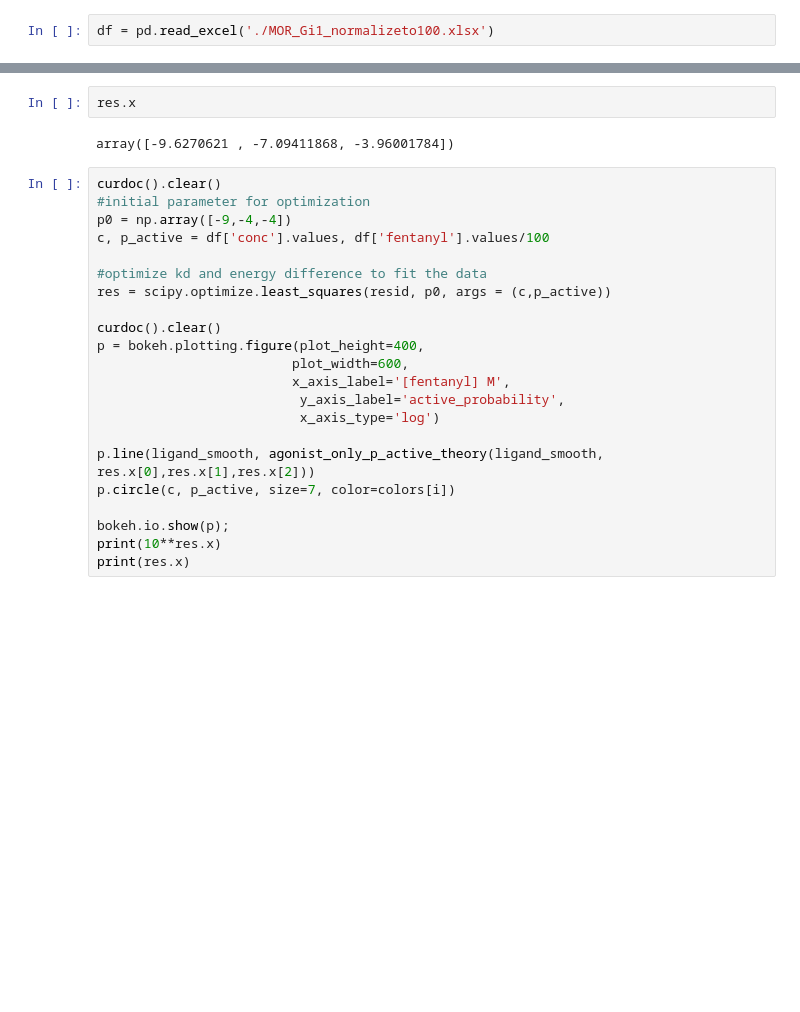
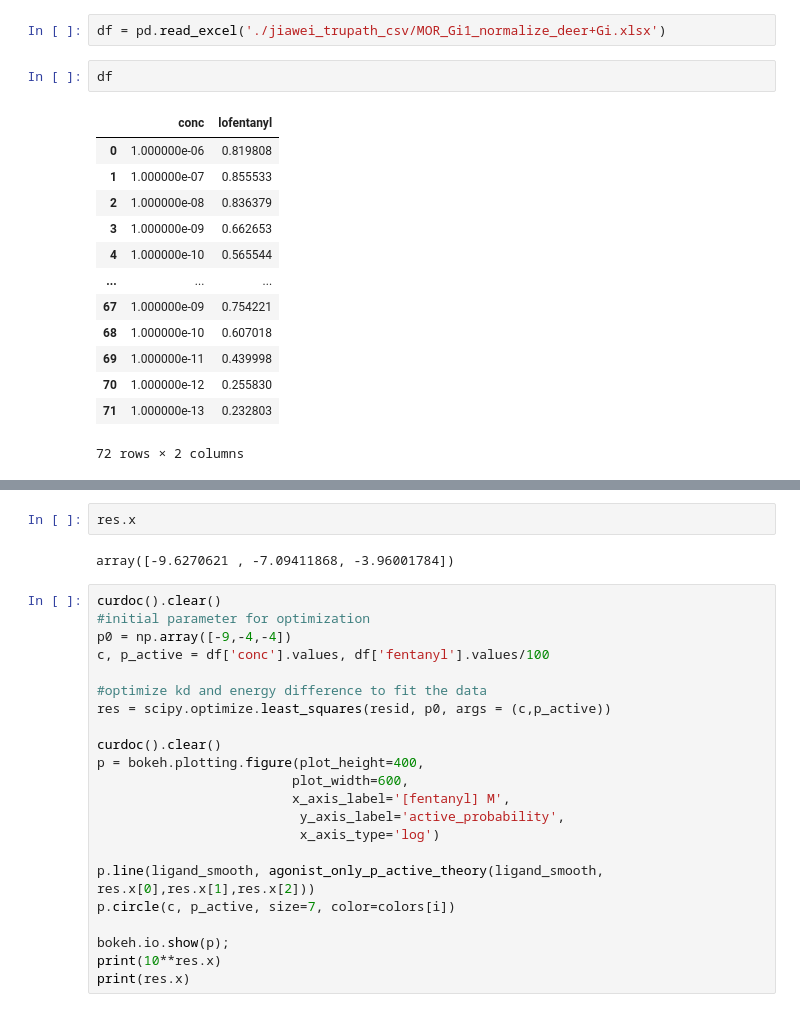
Before and after one commit to wanghaoqing/mglur5_MWC, a Jupyter notebook: MWC_curve_fittiing_MOR.ipynb, the cells around one changed output, grey strips where cells are left out. Saved outputs shown, nothing was run; the diff lists cells and outputs as text; blank space fills up the shorter version.

Commit message:
jiaweidata_analysis

```diff
--- a/MWC_curve_fittiing_MOR.ipynb
+++ b/MWC_curve_fittiing_MOR.ipynb
@@ -42,5 +69,21 @@ bokeh.io.show(p);
 # %%
-df = pd.read_excel('./MOR_Gi1_normalizeto100.xlsx')
+df = pd.read_excel('./jiawei_trupath_csv/MOR_Gi1_normalize_deer+Gi.xlsx')
+# %%
+df
+# %% [output]
+|  | conc | lofentanyl |
+| 0 | 1.000000e-06 | 0.819808 |
+| 1 | 1.000000e-07 | 0.855533 |
+| 2 | 1.000000e-08 | 0.836379 |
+| 3 | 1.000000e-09 | 0.662653 |
+| 4 | 1.000000e-10 | 0.565544 |
+| ... | ... | ... |
+| 67 | 1.000000e-09 | 0.754221 |
+| 68 | 1.000000e-10 | 0.607018 |
+| 69 | 1.000000e-11 | 0.439998 |
+| 70 | 1.000000e-12 | 0.255830 |
+| 71 | 1.000000e-13 | 0.232803 |
+72 rows × 2 columns
 # %%
 curdoc().clear()
 p = bokeh.plotting.figure(plot_height=600,
```
Also changed, not shown: parts of 6 cells of this notebook, 5 other files.
